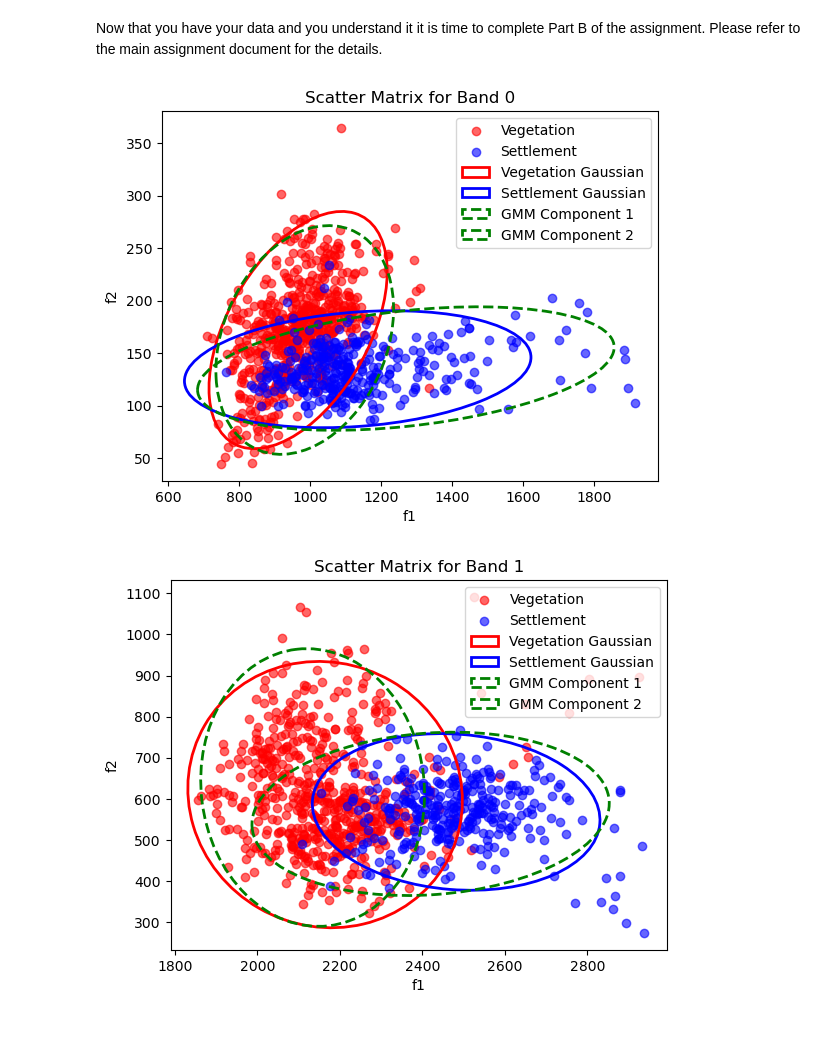
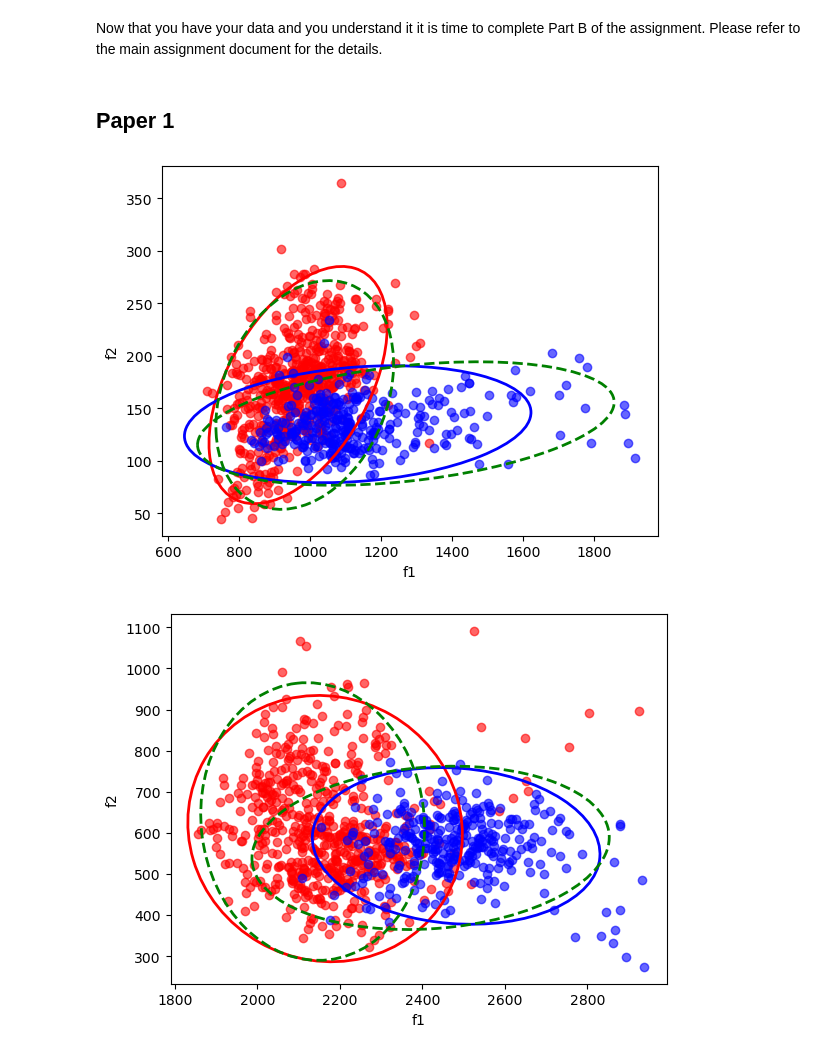
Before and after one commit to DirkWilkeHoffmann/SpaceScienceAssignment1, a Jupyter notebook: Part A and B - Notebook/Assignment 1 - Part A and B.ipynb, the cells around one changed output. Saved outputs shown, nothing was run; the diff lists cells and outputs as text; code cells hidden in the pictures.

Commit message:
Part B done.

```diff
--- a/Part A and B - Notebook/Assignment 1 - Part A and B.ipynb
+++ b/Part A and B - Notebook/Assignment 1 - Part A and B.ipynb
@@ -150,32 +156,25 @@ print(y.shape)
 (925,)
 # %% [markdown]
 Now that you have your data and you understand it it is time to complete Part B of the assignment. Please refer to the main assignment document for the details.
+# %% [markdown]
+## Paper 1
 # %%
-"""Code Here if you choose to answer Part B in the notebook"""
+# Replicate Figure 2
 
 from sklearn.mixture import GaussianMixture
 from matplotlib.patches import Ellipse
 from scipy.stats import chi2
 
-# Assuming X is your data with shape (925, 368, 8)
-# X[i] contains the time series for pixel i in the 8 bands
-
-# Initialize an array to hold the harmonic features
 harmonic_features = np.zeros((X.shape[0], 8, 2))
 
 # Iterate over each observation
 for i in range(X.shape[0]):
     for band in range(8):
-        # Extract the time series for this observation and band
+        # Extract the time series for this observation and band, compute harmonic features
         time_series = X[i, :, band]
 
-        # Compute the FFT and frequencies
         fft_values = np.fft.fft(time_series) / len(time_series)
         fft_freq = np.fft.fftfreq(len(time_series))
-
-        # Extract the first harmonic (DC component) and the largest harmonic
-        # f1 = np.abs(fft_values[0])  # DC component (zero frequency)
-        # f2 = np.abs(fft_values[np.argmax(fft_freq == 1/45)])
 
         f1_idx = 0  # DC component (zero frequency)
         f2_idx = np.argmin(np.abs(fft_freq - 1/45))  # Closest to 1/45 Hz
@@ -183,14 +182,9 @@ for i in range(X.shape[0]):
         f1 = np.abs(fft_values[f1_idx])
         f2 = 2 * np.abs(fft_values[f2_idx])
 
-        # Store the harmonic features
         harmonic_features[i, band, 0] = f1
         harmonic_features[i, band, 1] = f2
 
-# Now you have the harmonic features with shape (925, 8, 2)
-
-# You can now create scatter matrices for each band
-# For example, scatter matrix for band 0
 # Function to plot the Gaussian or GMM confidence ellipse
 def plot_confidence_ellipse(mean, cov, ax, color, label, confidence=0.95, linestyle='-'):
     # Chi-square value for the given confidence interval (95%)
@@ -202,41 +196,38 @@ def plot_confidence_ellipse(mean, cov, ax, color, label, confidence=0.95, linest
     ellipse = Ellipse(xy=mean, width=width, height=height, angle=angle, edgecolor=color, fc='None', lw=2, linestyle=linestyle, label=label)
     ax.add_patch(ellipse)
 
-# Now you can modify your plotting code
 for band in range(8):
     fig, ax = plt.subplots()
 
     # Scatter plot for Vegetation and Settlement
     ax.scatter(harmonic_features[y == 1, band, 0], harmonic_features[y == 1, band, 1], label='Vegetation', alpha=0.6, color='red')
     ax.scatter(harmonic_features[y == 0, band, 0], harmonic_features[y == 0, band, 1], label='Settlement', alpha=0.6, color='blue')
 
-    # Fit Gaussian densities for each class (as you did previously)
+    # Fit Gaussian densities for each class
     veg_data = harmonic_features[y == 1, band, :]
     sett_data = harmonic_features[y == 0, band, :]
 
     veg_mean = np.mean(veg_data, axis=0)
     veg_cov = np.cov(veg_data, rowvar=False)
 
     sett_mean = np.mean(sett_data, axis=0)
     sett_cov = np.cov(sett_data, rowvar=False)
 
     # Plot Gaussian confidence ellipses (solid line)
     plot_confidence_ellipse(veg_mean, veg_cov, ax, color='red', label='Vegetation Gaussian', linestyle='-')
     plot_confidence_ellipse(sett_mean, sett_cov, ax, color='blue', label='Settlement Gaussian', linestyle='-')
 
     # Fit GMM to combined (unlabelled) data
     combined_data = harmonic_features[:, band, :]
     gmm = GaussianMixture(n_components=2, covariance_type='full', random_state=41).fit(combined_data)
 
     # Plot GMM confidence ellipses (dashed line for each component)
     for i in range(2):  # Iterate over the two GMM components
         plot_confidence_ellipse(gmm.means_[i], gmm.covariances_[i], ax, color='green', label=f'GMM Component {i+1}', linestyle='--')
 
     ax.set_xlabel('f1')
     ax.set_ylabel('f2')
-    ax.set_title(f'Scatter Matrix for Band {band}')
-    ax.legend()
     plt.show()
 # %% [output]
-[figure, old version]
+[figure, new version]
-[figure, old version]
+[figure, new version]
```
Also changed, not shown: parts of 8 cells of this notebook.
